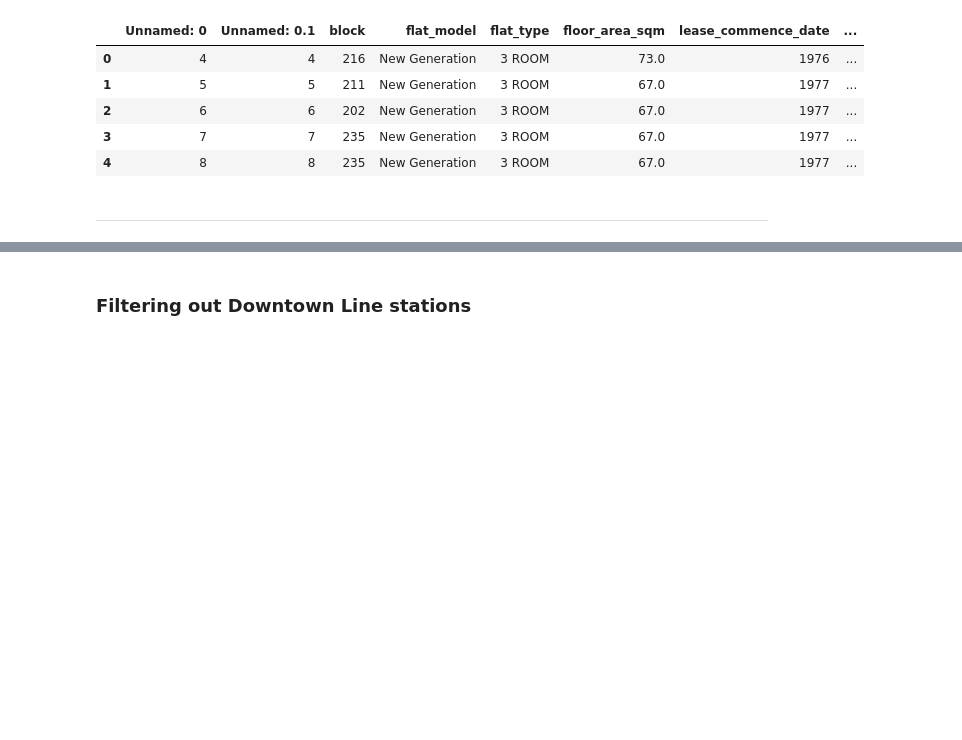
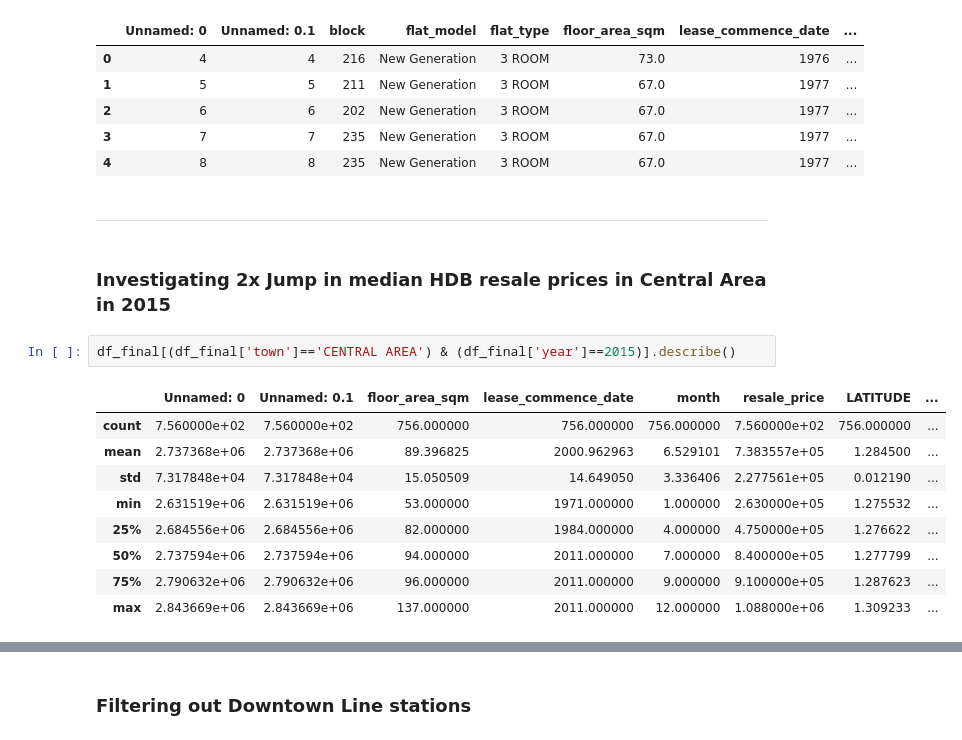
Before and after one commit to longwind48/hdb-resale-transactions-analysis, a Jupyter notebook: 4_diff_n_diff_plot.ipynb, the cells around one changed output, grey strips where cells are left out. Saved outputs shown, nothing was run; the diff lists cells and outputs as text; blank space fills up the shorter version.

```diff
--- a/4_diff_n_diff_plot.ipynb
+++ b/4_diff_n_diff_plot.ipynb
@@ -62,3 +62,17 @@ df_final.head()
 | 4 | 8 | 8 | 235 | New Generation | 3 ROOM | 67.0 | 1977 | ... |
 # %% [markdown]
 ---
+# %% [markdown]
+### Investigating 2x Jump in median HDB resale prices in Central Area in 2015
+# %%
+df_final[(df_final['town']=='CENTRAL AREA') & (df_final['year']==2015)].describe()
+# %% [output]
+|  | Unnamed: 0 | Unnamed: 0.1 | floor_area_sqm | lease_commence_date | month | resale_price | LATITUDE | ... |
+| count | 7.560000e+02 | 7.560000e+02 | 756.000000 | 756.000000 | 756.000000 | 7.560000e+02 | 756.000000 | ... |
+| mean | 2.737368e+06 | 2.737368e+06 | 89.396825 | 2000.962963 | 6.529101 | 7.383557e+05 | 1.284500 | ... |
+| std | 7.317848e+04 | 7.317848e+04 | 15.050509 | 14.649050 | 3.336406 | 2.277561e+05 | 0.012190 | ... |
+| min | 2.631519e+06 | 2.631519e+06 | 53.000000 | 1971.000000 | 1.000000 | 2.630000e+05 | 1.275532 | ... |
+| 25% | 2.684556e+06 | 2.684556e+06 | 82.000000 | 1984.000000 | 4.000000 | 4.750000e+05 | 1.276622 | ... |
+| 50% | 2.737594e+06 | 2.737594e+06 | 94.000000 | 2011.000000 | 7.000000 | 8.400000e+05 | 1.277799 | ... |
+| 75% | 2.790632e+06 | 2.790632e+06 | 96.000000 | 2011.000000 | 9.000000 | 9.100000e+05 | 1.287623 | ... |
+| max | 2.843669e+06 | 2.843669e+06 | 137.000000 | 2011.000000 | 12.000000 | 1.088000e+06 | 1.309233 | ... |
```
Also changed, not shown: parts of 6 cells of this notebook, 6 other files.
